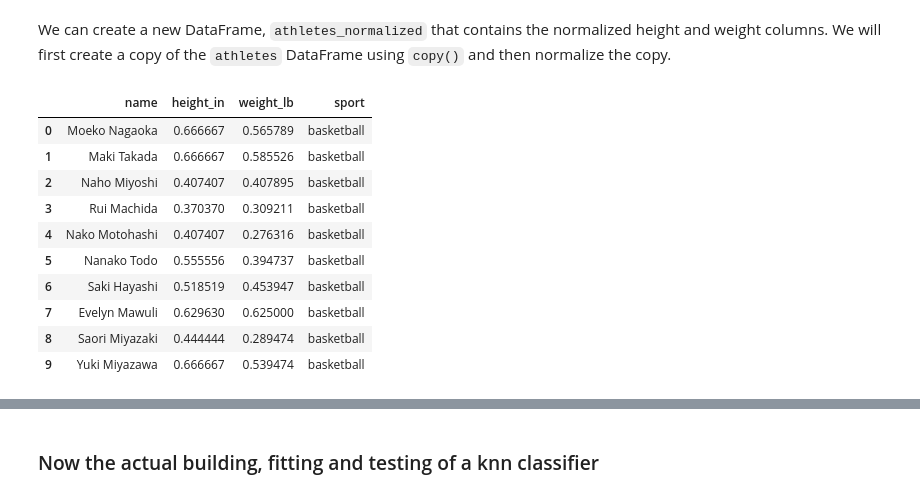
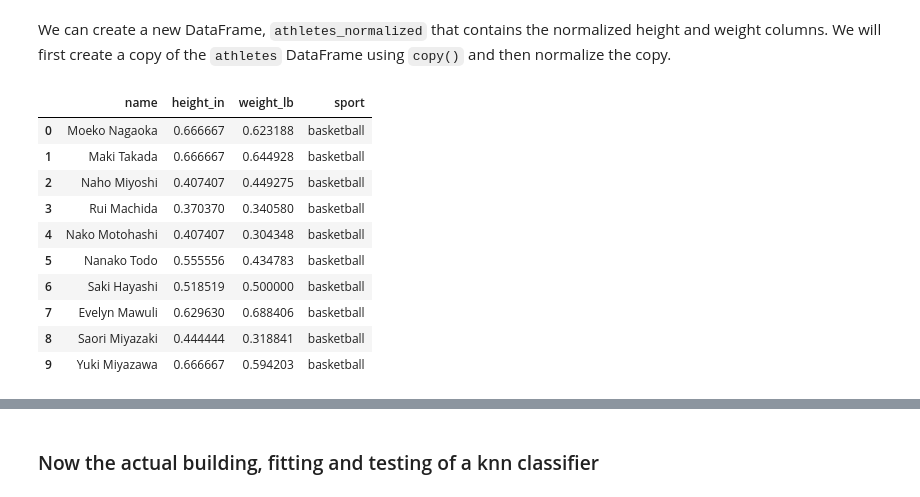
Before and after one commit to ueche/ml-class, a Jupyter notebook: labs/Intro_to_sklearn_2022.ipynb, the cells around one changed output, grey strips where cells are left out. Drawn from its saved outputs; the diff is of its cells as text; code cells hidden in the pictures.

```diff
--- a/labs/Intro_to_sklearn_2022.ipynb
+++ b/labs/Intro_to_sklearn_2022.ipynb
@@ -645,21 +645,22 @@ athletes
 We can create a new DataFrame, `athletes_normalized` that contains the normalized height and weight columns. We will first create a copy of the `athletes` DataFrame using `copy()` and then normalize the copy.
 # %%
 athletes_normalized = athletes.copy()
+athletes_normalized =  athletes_normalized.loc[(athletes_normalized['sport'] == 'gymnastics') | (athletes_normalized['sport'] == 'basketball')]
 scaler = MinMaxScaler()
 athletes_normalized[['height_in', 'weight_lb']] =  scaler.fit_transform(athletes_normalized[['height_in', 'weight_lb']] )
 athletes_normalized[:10]
 # %% [output]
 |  | name | height_in | weight_lb | sport |
-| 0 | Moeko Nagaoka | 0.666667 | 0.565789 | basketball |
-| 1 | Maki Takada | 0.666667 | 0.585526 | basketball |
-| 2 | Naho Miyoshi | 0.407407 | 0.407895 | basketball |
-| 3 | Rui Machida | 0.370370 | 0.309211 | basketball |
-| 4 | Nako Motohashi | 0.407407 | 0.276316 | basketball |
-| 5 | Nanako Todo | 0.555556 | 0.394737 | basketball |
-| 6 | Saki Hayashi | 0.518519 | 0.453947 | basketball |
-| 7 | Evelyn Mawuli | 0.629630 | 0.625000 | basketball |
-| 8 | Saori Miyazaki | 0.444444 | 0.289474 | basketball |
-| 9 | Yuki Miyazawa | 0.666667 | 0.539474 | basketball |
+| 0 | Moeko Nagaoka | 0.666667 | 0.623188 | basketball |
+| 1 | Maki Takada | 0.666667 | 0.644928 | basketball |
+| 2 | Naho Miyoshi | 0.407407 | 0.449275 | basketball |
+| 3 | Rui Machida | 0.370370 | 0.340580 | basketball |
+| 4 | Nako Motohashi | 0.407407 | 0.304348 | basketball |
+| 5 | Nanako Todo | 0.555556 | 0.434783 | basketball |
+| 6 | Saki Hayashi | 0.518519 | 0.500000 | basketball |
+| 7 | Evelyn Mawuli | 0.629630 | 0.688406 | basketball |
+| 8 | Saori Miyazaki | 0.444444 | 0.318841 | basketball |
+| 9 | Yuki Miyazawa | 0.666667 | 0.594203 | basketball |
 # %% [markdown]
 ![](https://raw.githubusercontent.com/zacharski/datamining-guide/master/labs/pics/torchdivide.png)
 
```
Also changed, not shown: parts of 12 cells of this notebook.
